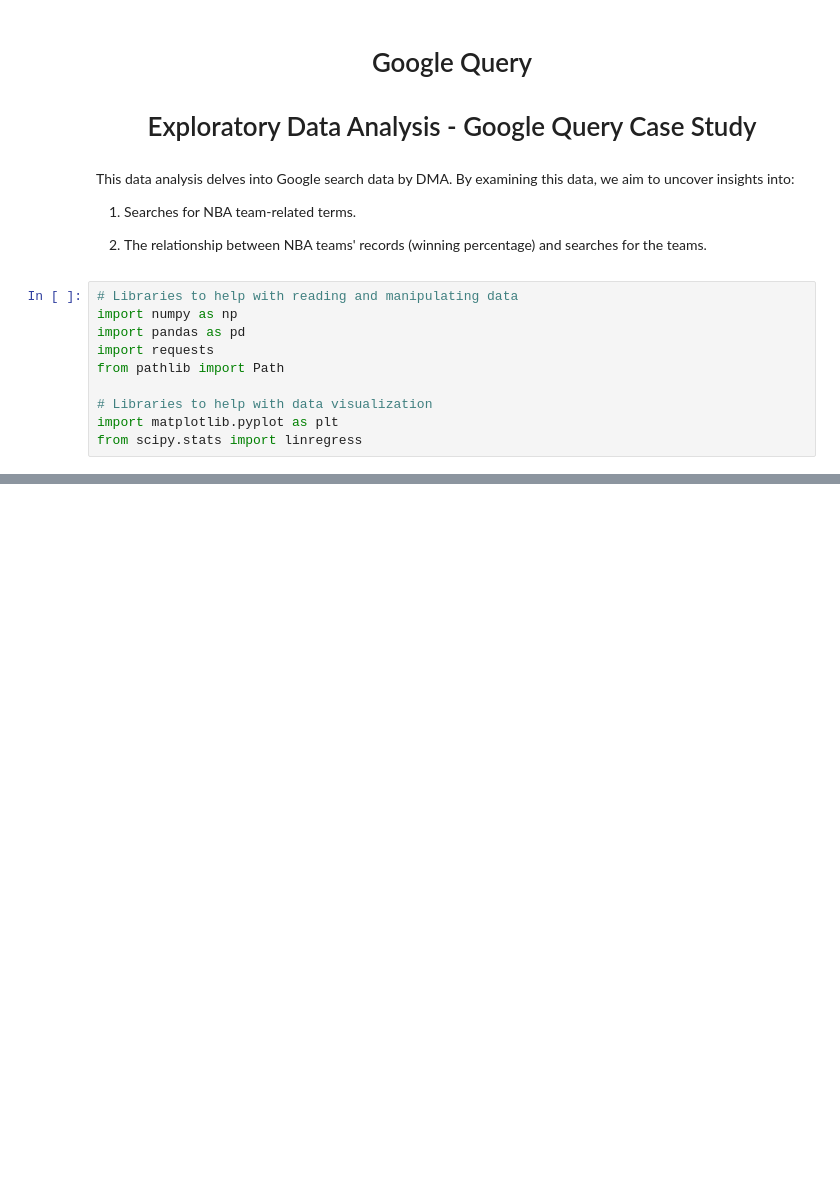
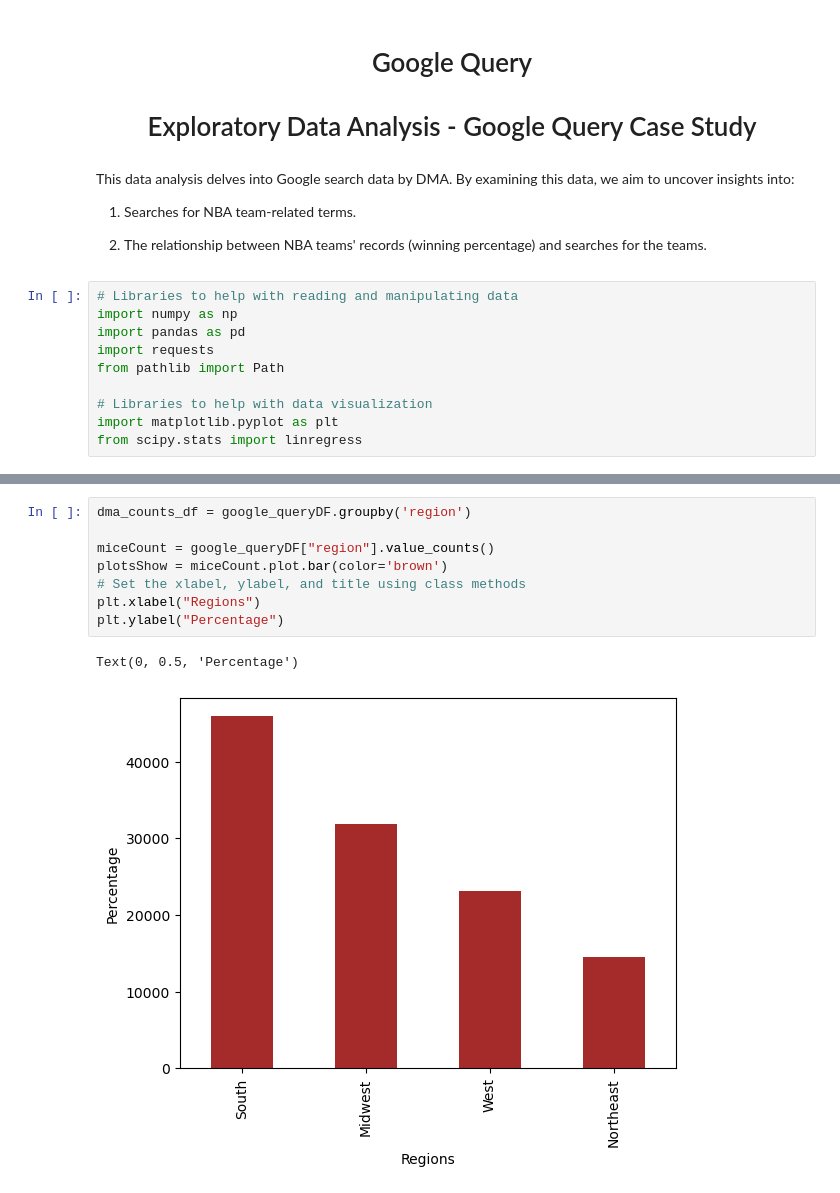
Before and after one commit to thaychansy/ucb-data-analytics-project1-group5, a Jupyter notebook: google_bi_query_lt_lg.ipynb, the cells around one changed output, grey strips where cells are left out. Cells and saved outputs as stored; diff of their text form; blank space fills up the shorter version.

```diff
--- a/google_bi_query_lt_lg.ipynb
+++ b/google_bi_query_lt_lg.ipynb
@@ -185,0 +96,11 @@ top_5s_df.head(20)
+# %%
+dma_counts_df = google_queryDF.groupby('region')
+
+miceCount = google_queryDF["region"].value_counts()
+plotsShow = miceCount.plot.bar(color='brown')
+# Set the xlabel, ylabel, and title using class methods
+plt.xlabel("Regions")
+plt.ylabel("Percentage")
+# %% [output]
+Text(0, 0.5, 'Percentage')
+[figure, added]
```
Also changed, not shown: parts of 14 cells of this notebook.
